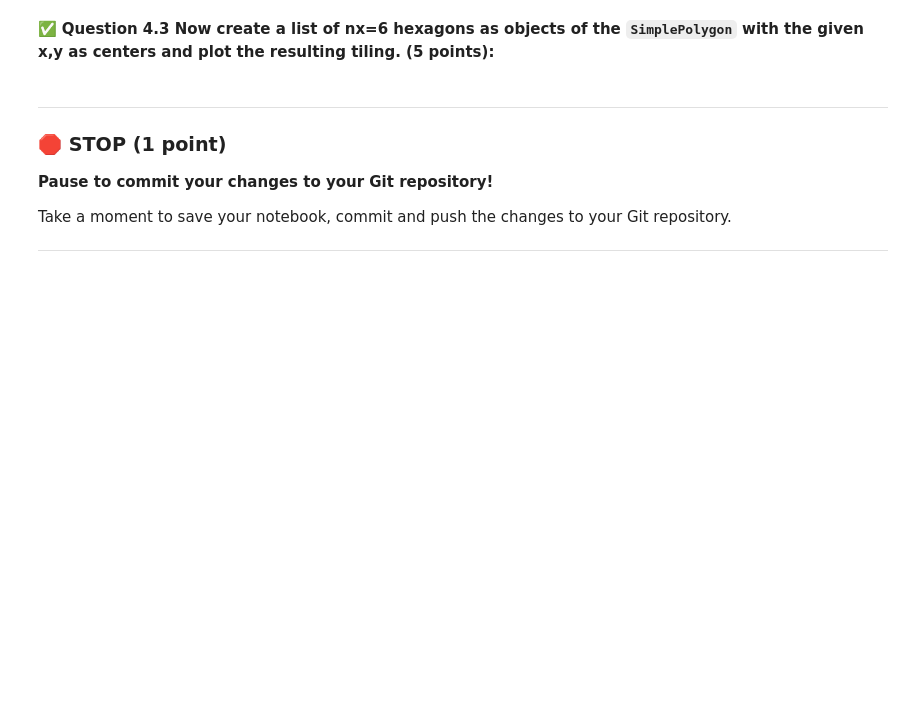
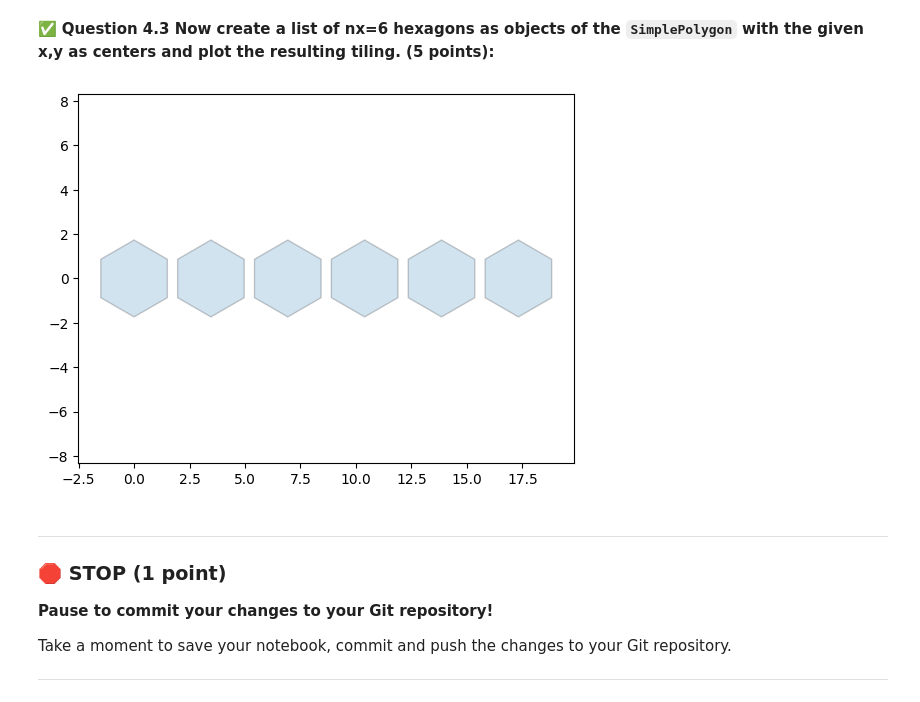
Before and after one commit to graysonslansky/CMSE202-f24-turnin, a Jupyter notebook: midterm/CMSE202-Midterm-Section003-STUDENT.ipynb, the cells around one changed output. Cells and saved outputs as stored; diff of their text form; code cells hidden in the pictures; blank space fills up the shorter version.

```diff
--- a/midterm/CMSE202-Midterm-Section003-STUDENT.ipynb
+++ b/midterm/CMSE202-Midterm-Section003-STUDENT.ipynb
@@ -289,23 +299,35 @@ class SimplePolygon(Polygon):
 # %%
 ### put your answer here
 
 
 # The distances between two centers along x are given by offset_x
 nx = 6  # number of hexagons in the tiling
 s = 2  # side length
 n = 6  # number of sides for the hexagon
 offset_x =   s/(np.tan(np.pi/n))  # x-offset between centers from hexagon geometry
 
 # Get the vector of coordinates in x and y
 x = offset_x * range(0,nx)
 y = np.zeros(len(x))
 
 # create a figure
 fig, ax = plt.subplots(1)
 ax.set_aspect('equal')
 
 # Define and plot the hexagonal tiling
 # <------------------------------------------------------------- Enter your answer here
+hexagons = []
+for i in range(len(x)):
+    hexagon = SimplePolygon((x[i],y[i]),n,s)
+    hexagons.append(hexagon)
+
+for hexagon in hexagons:
+    hexagon.draw_self(ax)
+
+plt.axis('equal')
+plt.show()
+# %% [output]
+[figure, added]
 # %% [markdown]
 ---
 ### &#128721; STOP (1 point)
```
Also changed, not shown: parts of 2 cells of this notebook.
